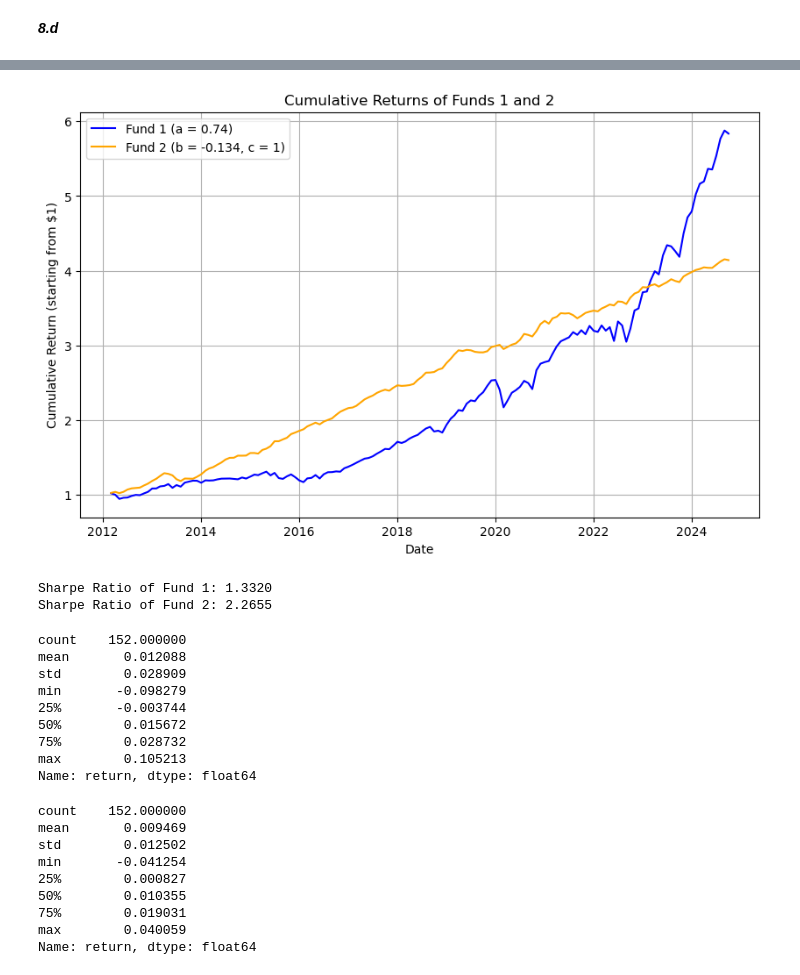
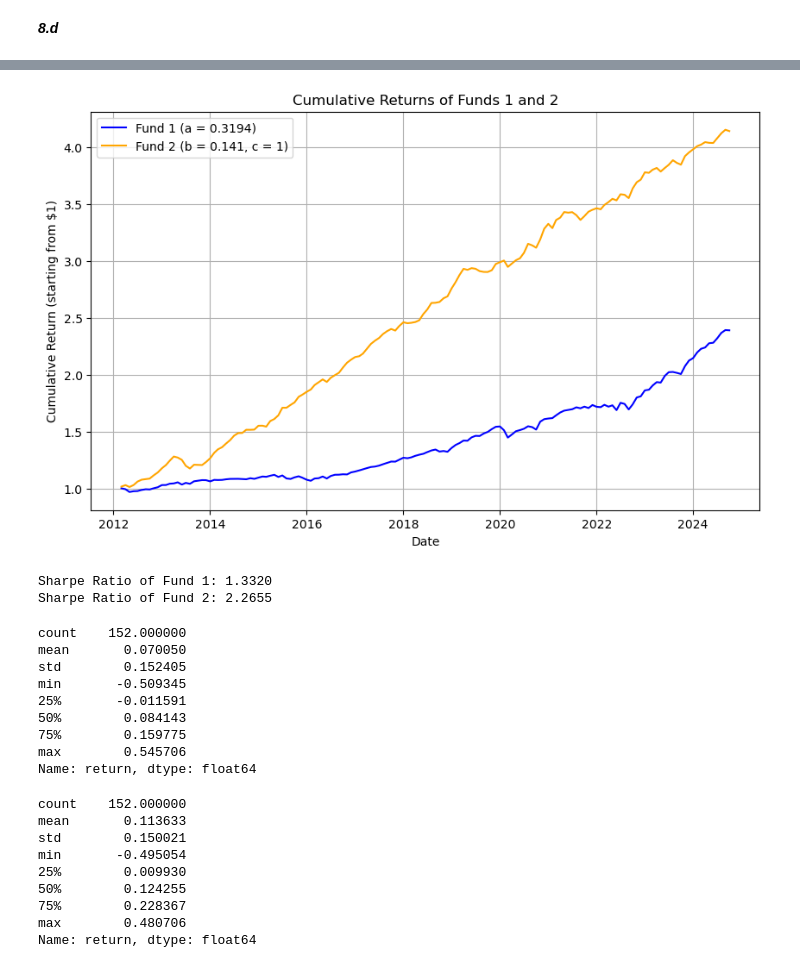
Before and after one commit to pherb127/Investments-Data, a Jupyter notebook: Investments.ipynb, the cells around one changed output, grey strips where cells are left out. Cells and saved outputs as stored; diff of their text form; code cells hidden in the pictures.

```diff
--- a/Investments.ipynb
+++ b/Investments.ipynb
@@ -2027,3 +2027,16 @@ Expected Volatility for b1: 0.1500
 Expected Volatility for b2: 0.1500
 # %% [markdown]
 ***8.d***
+# %%
+# Since we aligned the two portfolios on the same date, we recompute factor a to have a volatility of 15% per year
+rho = hedged_risk_parity_aligned['return'].corr(rf_aligned)
+
+target_vol = 0.15      # 15% annualized fund volatility
+
+# Define the polynomial equation
+equation = sp.Eq((1-a)**2 * r_f_vol**2 + 2 * a * (1-a) * rho * r_f_vol * vol_hedged_risk_parity + a**2 * vol_hedged_risk_parity**2, target_vol**2)
+# Solve the polynomial equation
+solutions = sp.solve(equation, a)
+a1 = solutions[0].evalf()  # First solution
+a2 = solutions[1].evalf()  # Second solution$
+solutions
@@ -2030,10 +2045,10 @@ Expected Volatility for b2: 0.1500
 # %%
 # Cumulative return of Fund 1 : (1-a)R_f + aR_DIV
 
-# we choose solutions a1 and b1
+# we choose solutions a2 and b1
 portfolio_1 = pd.DataFrame()
 portfolio_1['date'] = strategy_aligned['date']
-a1_float = float(a1)
+a1_float = float(a2)
 portfolio_1['return'] = (1 - a1_float) * (r_f_aligned['rate'] / 12) + a1_float * hedged_risk_parity_aligned['return']
 portfolio_1['excess_return'] = portfolio_1['return'] - (r_f_aligned['rate'] / 12)
 # %%
@@ -2060,18 +2060,18 @@ portfolio_2
 # %%
 # plort the cumulative returns of the two portfolios
 plt.figure(figsize=(10, 6))
 portfolio_1['cumulative_return'] = (1 + portfolio_1['return']).cumprod()
 portfolio_2['cumulative_return'] = (1 + portfolio_2['return']).cumprod()
-plt.plot(portfolio_1['date'], portfolio_1['cumulative_return'], label='Fund 1 (a = 0.74)', color='blue')
+plt.plot(portfolio_1['date'], portfolio_1['cumulative_return'], label='Fund 1 (a = 0.3194)', color='blue')
 plt.plot(portfolio_2['date'], portfolio_2['cumulative_return'], label='Fund 2 (b = 0.141, c = 1)', color='orange')
 plt.xlabel('Date')
 plt.ylabel('Cumulative Return (starting from $1)')
 plt.title('Cumulative Returns of Funds 1 and 2')
 plt.legend()
 plt.grid()
 plt.show()
 # %% [output]
-[figure, old version]
+[figure, new version]
 # %%
 # Calculate Sharpe Ratio for the portfolios
 sharpe_ratio_portfolio_1 = (portfolio_1['excess_return'].mean() / portfolio_1['excess_return'].std()) * np.sqrt(12)
@@ -2082,24 +2082,24 @@ print(f"Sharpe Ratio of Fund 2: {sharpe_ratio_portfolio_2:.4f}")
 Sharpe Ratio of Fund 1: 1.3320
 Sharpe Ratio of Fund 2: 2.2655
 # %%
-display(portfolio_1['return'].describe())
-display(portfolio_2['return'].describe())
+display((portfolio_1['return']*12).describe())
+display((portfolio_2['return']*12).describe())
 # %% [output]
 count    152.000000
-mean       0.012088
-std        0.028909
-min       -0.098279
-25%       -0.003744
-50%        0.015672
-75%        0.028732
-max        0.105213
+mean       0.070050
+std        0.152405
+min       -0.509345
+25%       -0.011591
+50%        0.084143
+75%        0.159775
+max        0.545706
 Name: return, dtype: float64
 count    152.000000
-mean       0.009469
-std        0.012502
-min       -0.041254
-25%        0.000827
-50%        0.010355
-75%        0.019031
-max        0.040059
+mean       0.113633
+std        0.150021
+min       -0.495054
+25%        0.009930
+50%        0.124255
+75%        0.228367
+max        0.480706
 Name: return, dtype: float64
```
Also changed, not shown: parts of 4 cells of this notebook.
